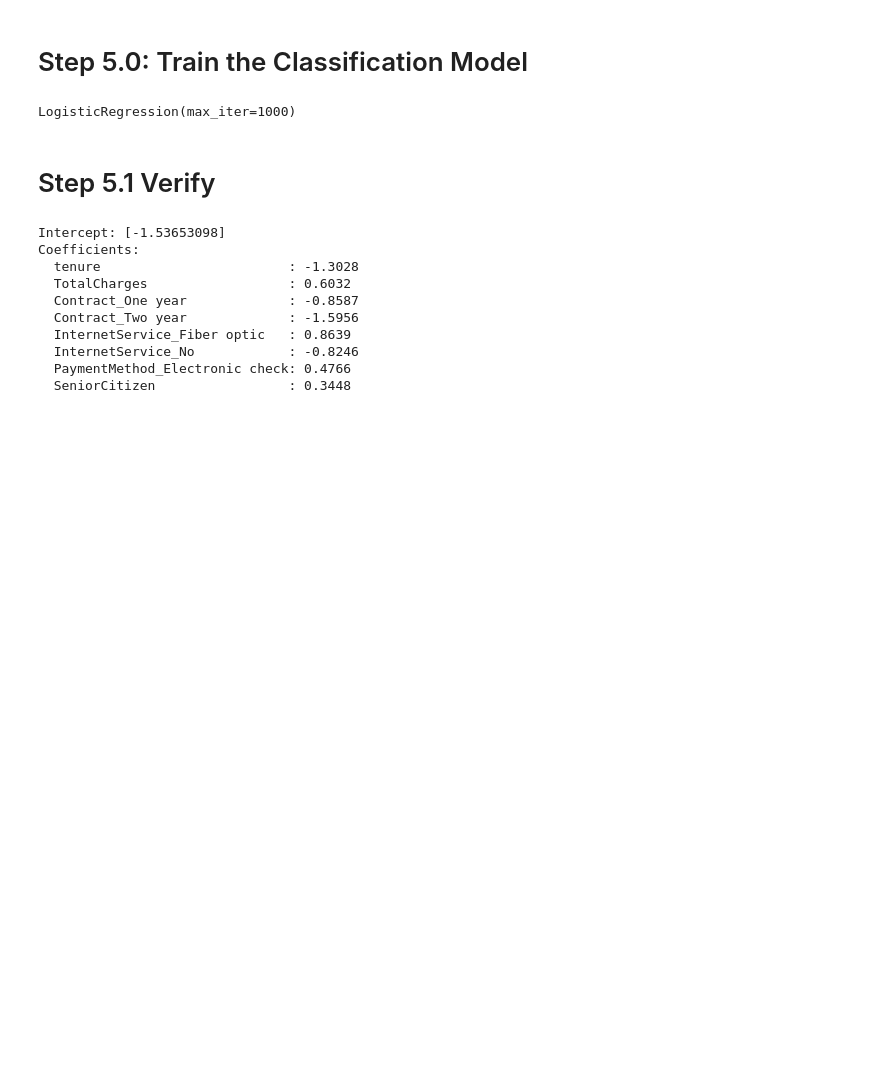
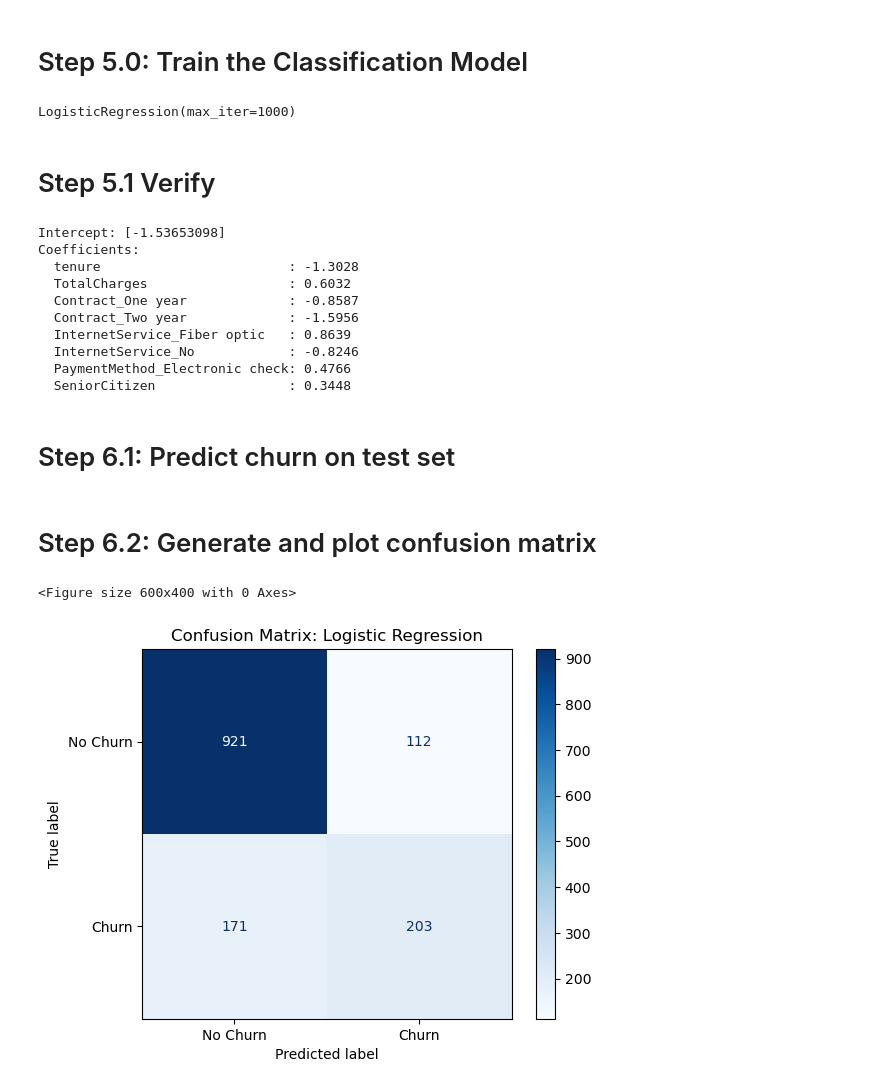
Before and after one commit to girmaat/AI-machine-learning-retail-model-demo, a Jupyter notebook: notebooks/03-classification.ipynb, the cells around one changed output. Cells and saved outputs as stored; diff of their text form; code cells hidden in the pictures; blank space fills up the shorter version.

Commit message:
Predict churn and visualize confusion matrix

```diff
--- a/notebooks/03-classification.ipynb
+++ b/notebooks/03-classification.ipynb
@@ -111,3 +111,23 @@ Coefficients:
   InternetService_No            : -0.8246
   PaymentMethod_Electronic check: 0.4766
   SeniorCitizen                 : 0.3448
+# %% [markdown]
+# Step 6.1: Predict churn on test set
+# %%
+y_pred = model.predict(X_test)
+# %% [markdown]
+# Step 6.2: Generate and plot confusion matrix
+# %%
+from sklearn.metrics import confusion_matrix, ConfusionMatrixDisplay
+cm = confusion_matrix(y_test, y_pred, labels=[0, 1])
+disp = ConfusionMatrixDisplay(confusion_matrix=cm, display_labels=["No Churn", "Churn"])
+
+
+plt.figure(figsize=(6, 4))
+disp.plot(cmap='Blues')
+plt.title("Confusion Matrix: Logistic Regression")
+plt.grid(False)
+plt.show()
+# %% [output]
+<Figure size 600x400 with 0 Axes>
+[figure, added]
```
